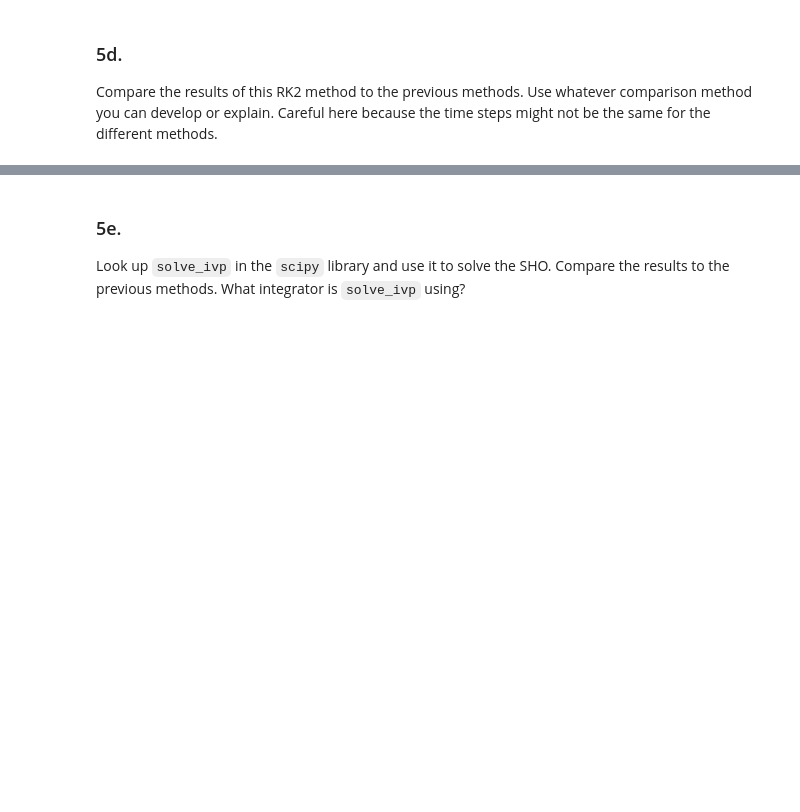
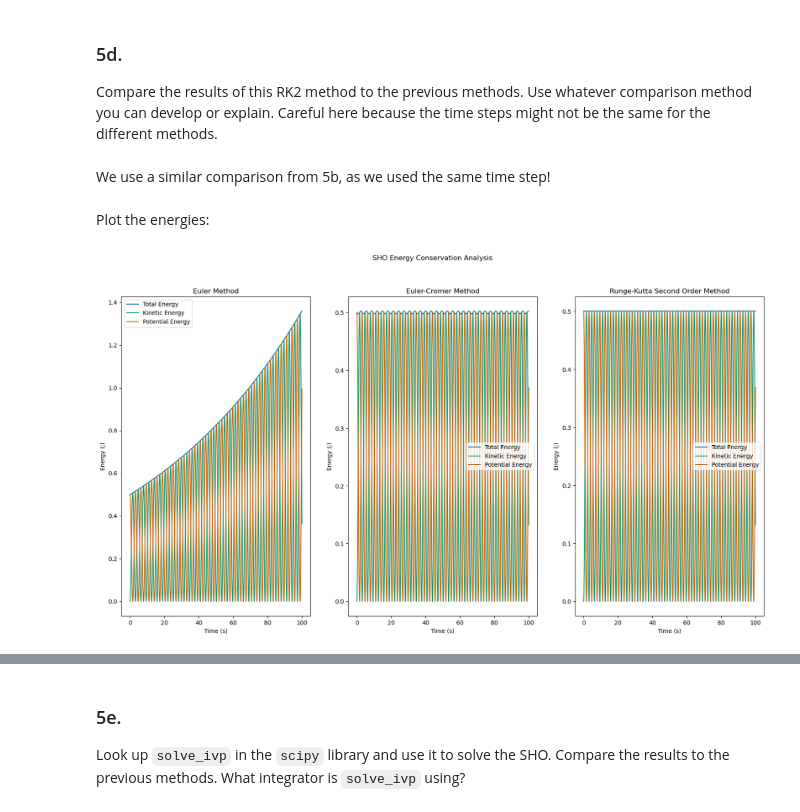
Before and after one commit to BruhddyTheThird/ProfCPisGoatedLib, a Jupyter notebook: HW V.ipynb, the cells around one changed output, grey strips where cells are left out. Saved outputs shown, nothing was run; the diff lists cells and outputs as text; code cells hidden in the pictures; blank space fills up the shorter version.

```diff
--- a/HW V.ipynb
+++ b/HW V.ipynb
@@ -493,3 +493,42 @@ plt.show()
 # %% [markdown]
 ### 5d.
 Compare the results of this RK2 method to the previous methods. Use whatever comparison method you can develop or explain. Careful here because the time steps might not be the same for the different methods.
+# %% [markdown]
+We use a similar comparison from 5b, as we used the same time step!
+# %%
+rk2_k, rk2_u = KineticEnergy(r_k2df['v']), PotentialEnergy(r_k2df['x'],omega=omega)
+rk2_e = TotEnergy(rk2_k,rk2_u)
+
+exact_energy=0.5 #J
+# %% [markdown]
+Plot the energies:
+# %%
+fig, ax = plt.subplots(1,3,figsize=(20,10))
+plt.suptitle("SHO Energy Conservation Analysis")
+ax[0].set_title("Euler Method")
+ax[0].plot(eulerdf['t'],euler_e,label="Total Energy")
+ax[0].plot(eulerdf['t'],euler_k, label="Kinetic Energy")
+ax[0].plot(eulerdf['t'],euler_u, label ="Potential Energy")
+ax[0].set_xlabel('Time (s)')
+ax[0].set_ylabel('Energy (J)')
+ax[0].legend()
+
+ax[1].set_title("Euler-Cromer Method")
+ax[1].plot(euler_cromerdf['t'],e_cromer_e,label="Total Energy")
+ax[1].plot(euler_cromerdf['t'],e_cromer_k, label="Kinetic Energy")
+ax[1].plot(euler_cromerdf['t'],e_cromer_u, label ="Potential Energy")
+ax[1].set_xlabel('Time (s)')
+ax[1].set_ylabel('Energy (J)')
+ax[1].legend()
+
+ax[2].set_title("Runge-Kutta Second Order Method")
+ax[2].plot(r_k2df['t'],rk2_e,label="Total Energy")
+ax[2].plot(r_k2df['t'],rk2_k, label="Kinetic Energy")
+ax[2].plot(r_k2df['t'],rk2_u, label ="Potential Energy")
+ax[2].set_xlabel('Time (s)')
+ax[2].set_ylabel('Energy (J)')
+ax[2].legend()
+
+plt.show()
+# %% [output]
+[figure, added]
```
Also changed, not shown: parts of 3 cells of this notebook.
